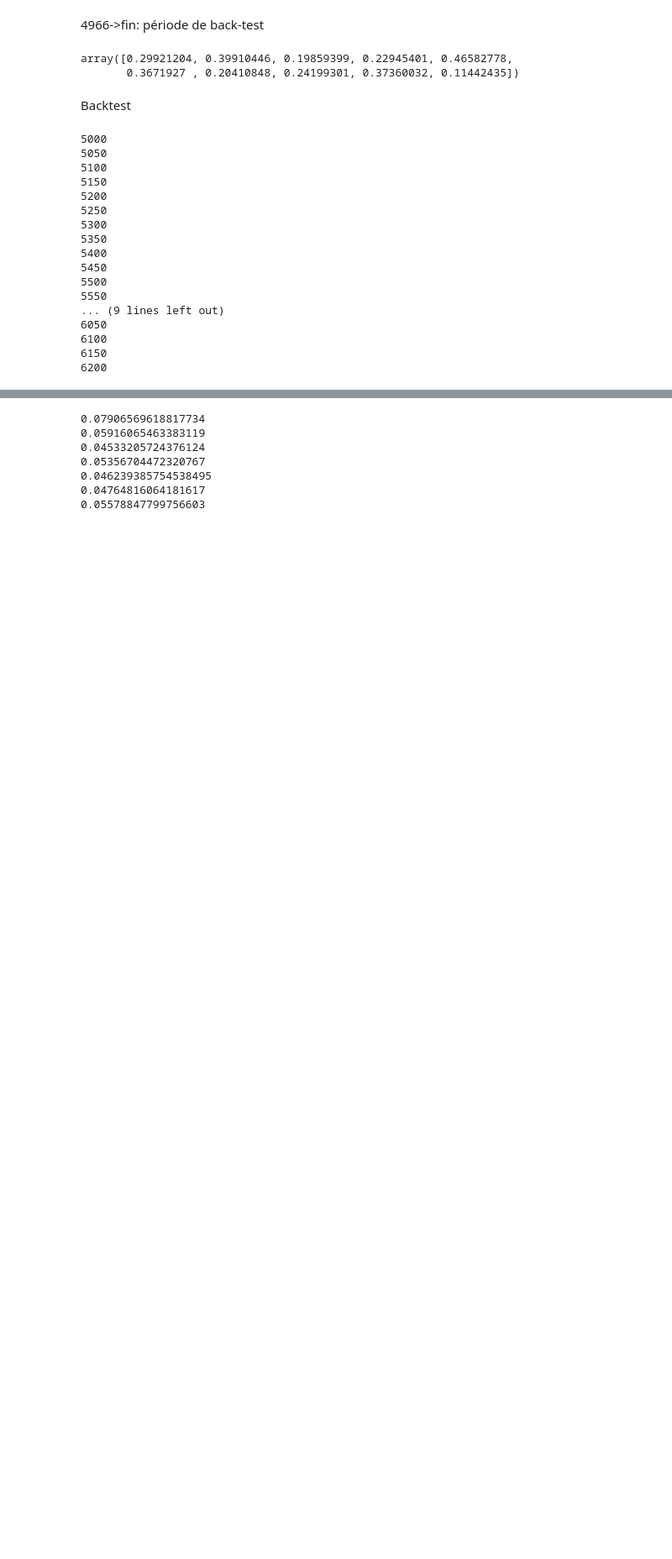
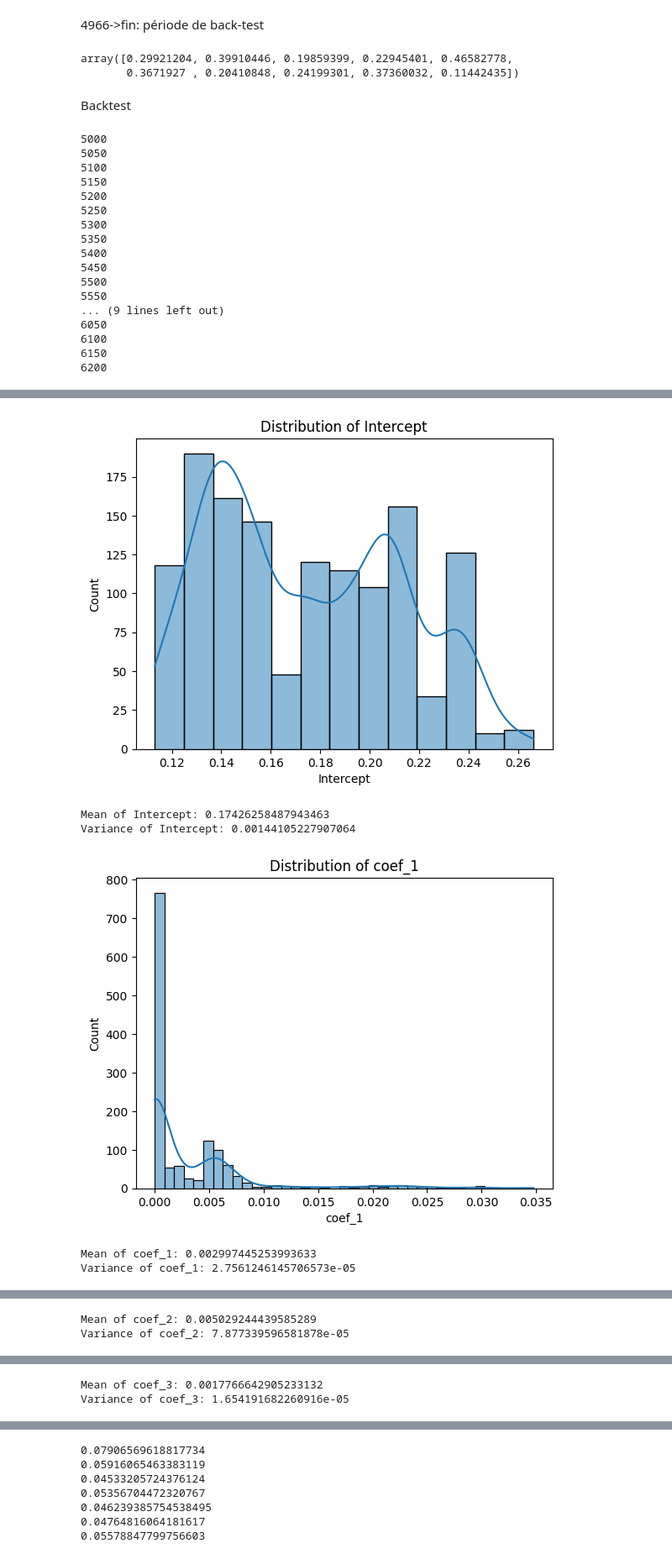
Before and after one commit to jallier7/Covariance-Correlation-Volatility-Forecasting, a Jupyter notebook: Vol_Cor_forecasts.ipynb, the cells around one changed output, grey strips where cells are left out. Shown at 84% size. Cells and saved outputs as stored; diff of their text form; code cells hidden in the pictures; blank space fills up the shorter version.

```diff
--- a/Vol_Cor_forecasts.ipynb
+++ b/Vol_Cor_forecasts.ipynb
@@ -347,7 +347,7 @@ def reg_model_vols(df, date, windows):
         for t in range(date - 50 + 1, date + 1):
             ret = beta * ret + (1 - beta) * df.loc[t, actif]
         return ret * 250
-
+    model_params = []
     Har_vols = []
     for actif in df.columns:
         vols = [[] for _ in range(len(windows))]
@@ -405,7 +405,7 @@ def reg_model_vols(df, date, windows):
         # Appliquer la régression Ridge (ou Lasso)
         model = Lasso(alpha=0.01)  # Remplacer par Lasso(alpha=0.1) pour L1 régularisation
         model.fit(X_scaled, y)
-
+        model_params.append([model.intercept_] + list(model.coef_))
         # Prédiction des volatilités futures
         latest_vols = {}
         for i, window in enumerate(windows):
@@ -436,7 +436,7 @@ def reg_model_vols(df, date, windows):
         if vol_forecast==0.02:
             vol_forecast=ewma_vol(df, date, actif, 0.94)
         Har_vols.append(vol_forecast)
-    return np.array(Har_vols)
+    return np.array(Har_vols), model_params
 # %% [markdown]
 Backtest
 # %%
@@ -511,3 +508,0 @@ garch_vol[0]=garch_vol[0][:1257]
-# %%
-for i in range(returns.shape[1]):
-    print(len(histo_vol5[i]))
@@ -525,13 +508,0 @@ for i in range(returns.shape[1]):
-# %%
-ewma_vol94=[[] for i in range(returns.shape[1])]
-har_vol=[[] for i in range(returns.shape[1])]
-for t in range(4966, returns.shape[0]-1):
-    if t%100==0:
-        print(t)
-    i=0
-    ewma94=ewma_vols(returns, t,250, 0.86)
-    har=reg_RW_vols(returns, t, [1,4,11])
-    for actif in returns.columns:
-        ewma_vol94[i].append(ewma94[i])
-        har_vol[i].append(har[i])
-        i+=1
@@ -551,0 +509,7 @@ for t in range(4966, returns.shape[0]-1):
+# %%
+all_model_params = []
+for t in range(4966, 5100):
+    if t%10==0:
+        print(t)
+    _, model_params = reg_model_vols(returns, t, [1,5,21])
+    all_model_params.extend(model_params)
@@ -552,2 +530,24 @@ for t in range(4966, returns.shape[0]-1):
 # %%
 models_vol=[histo_vol1,histo_vol5,ewma_vol94,garch_vol,har_vol,reg_vol, const_vol]
+# %%
+params_df = pd.DataFrame(all_model_params, columns=['Intercept'] + [f'coef_{i}' for i in range(1, 8)])
+
+# Tracer les distributions
+for column in params_df.columns:
+    plt.figure()
+    sns.histplot(params_df[column], kde=True)
+    plt.title(f'Distribution of {column}')
+    plt.show()
+
+    # Calcul de la moyenne et de la variance
+    mean_val = np.mean(params_df[column])
+    var_val = np.var(params_df[column])
+    print(f'Mean of {column}: {mean_val}')
+    print(f'Variance of {column}: {var_val}')
+# %% [output]
+[figure, added]
+Mean of Intercept: 0.17426258487943463
+Variance of Intercept: 0.00144105227907064
+[figure, added]
+Mean of coef_1: 0.002997445253993633
+Variance of coef_1: 2.7561246145706573e-05
@@ -553,0 +555,2 @@ models_vol=[histo_vol1,histo_vol5,ewma_vol94,garch_vol,har_vol,reg_vol, const_vo
+Mean of coef_2: 0.005029244439585289
+Variance of coef_2: 7.877339596581878e-05
@@ -553,0 +558,2 @@ models_vol=[histo_vol1,histo_vol5,ewma_vol94,garch_vol,har_vol,reg_vol, const_vo
+Mean of coef_3: 0.0017766642905233132
+Variance of coef_3: 1.654191682260916e-05
```
Also changed, not shown: parts of 6 cells of this notebook.
